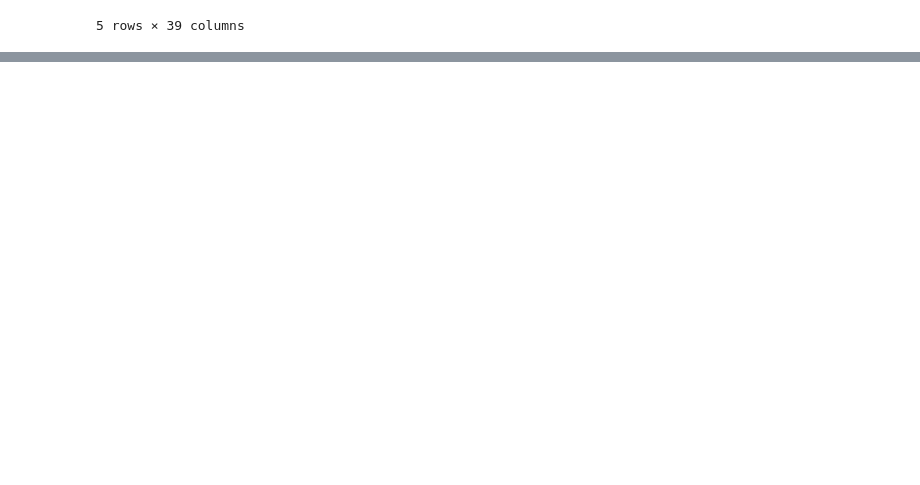
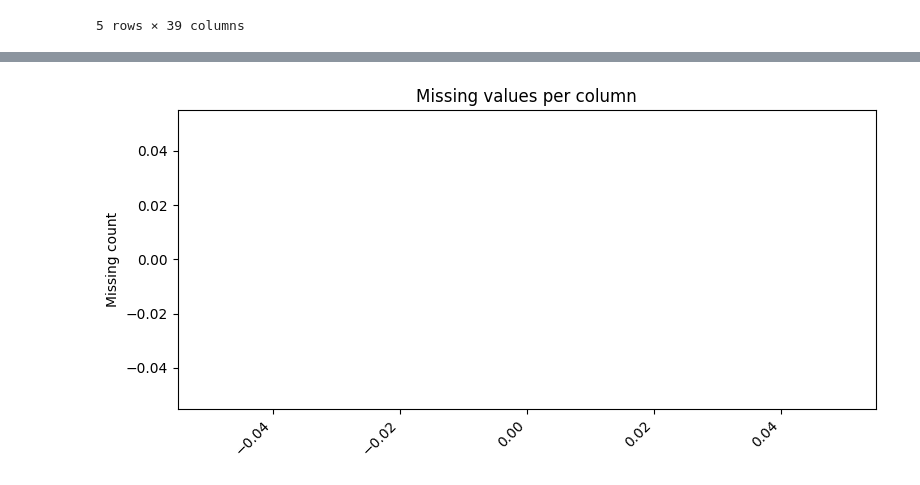
Before and after one commit to FilipStam97/brazilian-ecommerce-unsupervised-learning, a Jupyter notebook: brazilian-ecommerce-clustering.ipynb, the cells around one changed output, grey strips where cells are left out. Cells and saved outputs as stored; diff of their text form; code cells hidden in the pictures; blank space fills up the shorter version.

```diff
--- a/brazilian-ecommerce-clustering.ipynb
+++ b/brazilian-ecommerce-clustering.ipynb
@@ -15,0 +49,16 @@ df.head()
+# %%
+import numpy as np
+
+na_count = df.isna().sum().sort_values(ascending=False)
+na_count = na_count[na_count > 0]
+
+
+plt.figure(figsize=(8, 4))
+plt.bar(na_count.index, na_count.values)
+plt.title("Missing values per column")
+plt.ylabel("Missing count")
+plt.xticks(rotation=45, ha="right")
+plt.tight_layout()
+plt.show()
+# %% [output]
+[figure, added]
```
Also changed, not shown: parts of 3 cells of this notebook.
